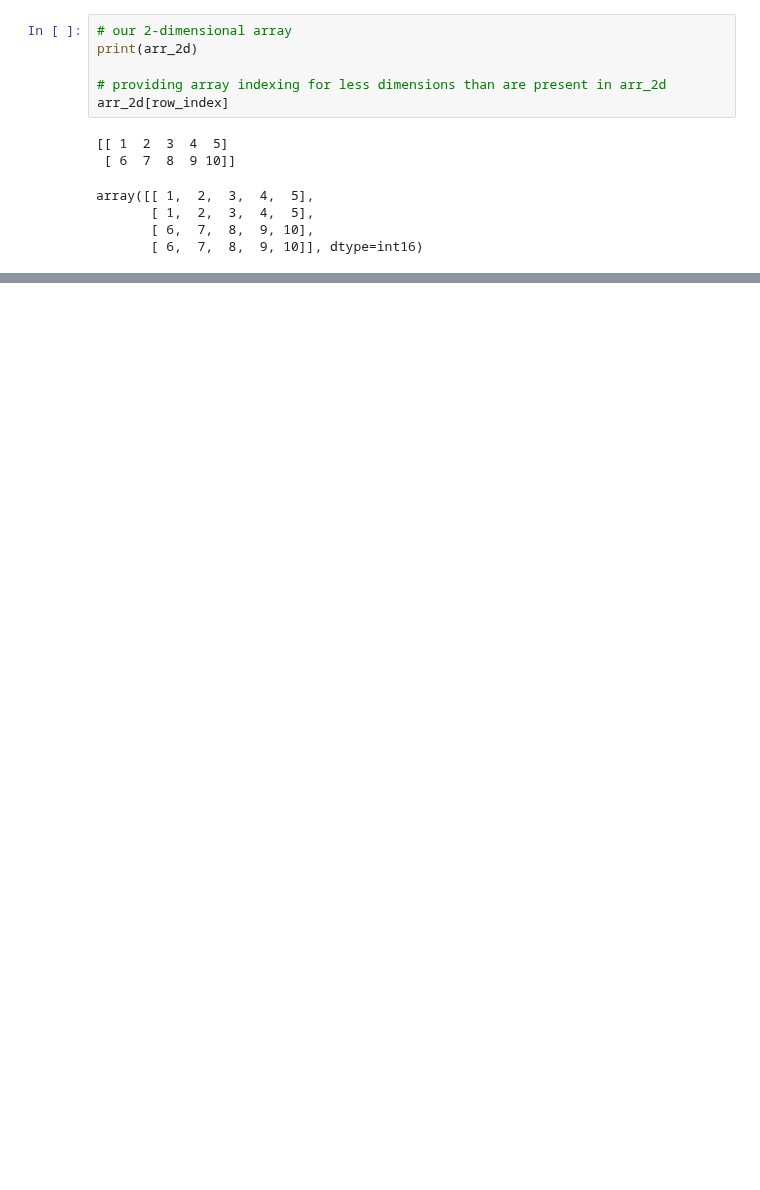
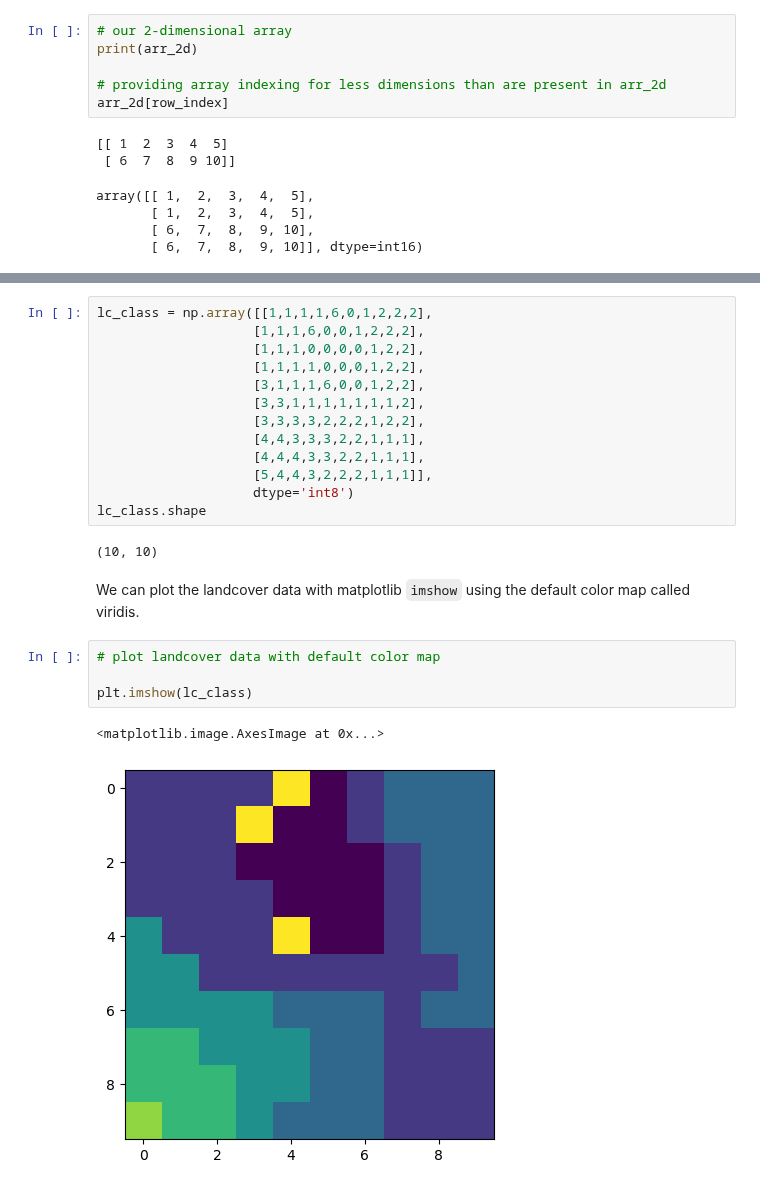
Before and after one commit to kerriegeil/DEV_canvas_beginner_py, a Jupyter notebook: IntroToNumpy.ipynb, the cells around one changed output, grey strips where cells are left out. Cells and saved outputs as stored; diff of their text form; blank space fills up the shorter version.

````diff
--- a/IntroToNumpy.ipynb
+++ b/IntroToNumpy.ipynb
@@ -468,0 +725,24 @@ Examples of selecting from an array the data values that fullfill certain condit
+# %%
+lc_class = np.array([[1,1,1,1,6,0,1,2,2,2],
+                    [1,1,1,6,0,0,1,2,2,2],
+                    [1,1,1,0,0,0,0,1,2,2],
+                    [1,1,1,1,0,0,0,1,2,2],
+                    [3,1,1,1,6,0,0,1,2,2],
+                    [3,3,1,1,1,1,1,1,1,2],
+                    [3,3,3,3,2,2,2,1,2,2],
+                    [4,4,3,3,3,2,2,1,1,1],
+                    [4,4,4,3,3,2,2,1,1,1],
+                    [5,4,4,3,2,2,2,1,1,1]],
+                    dtype='int8')
+lc_class.shape
+# %% [output]
+(10, 10)
+# %% [markdown]
+We can plot the landcover data with matplotlib ```imshow``` using the default color map called viridis.
+# %%
+# plot landcover data with default color map
+
+plt.imshow(lc_class)
+# %% [output]
+<matplotlib.image.AxesImage at 0x...>
+[figure, added]
````
Also changed, not shown: parts of 119 cells of this notebook.
